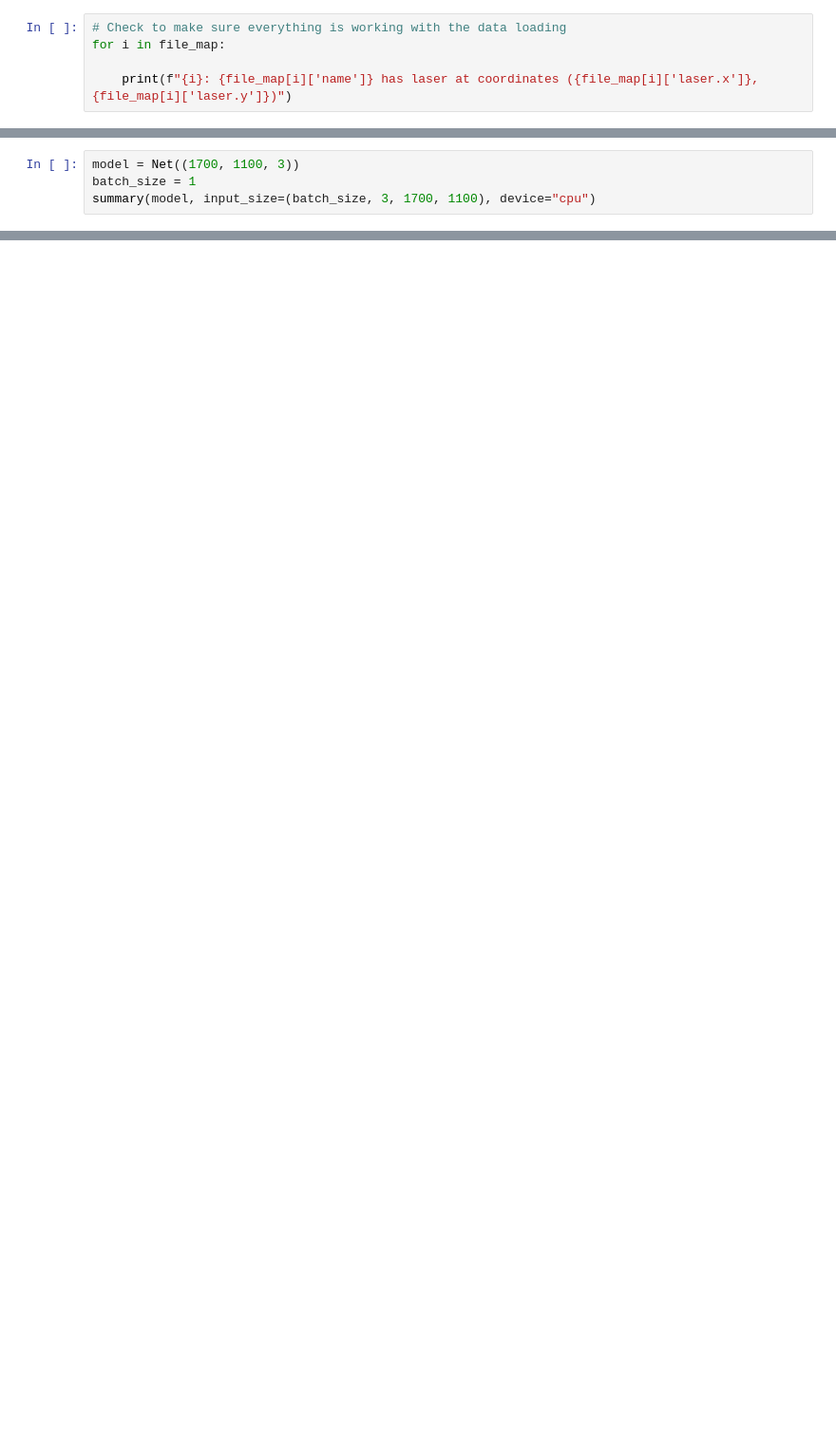
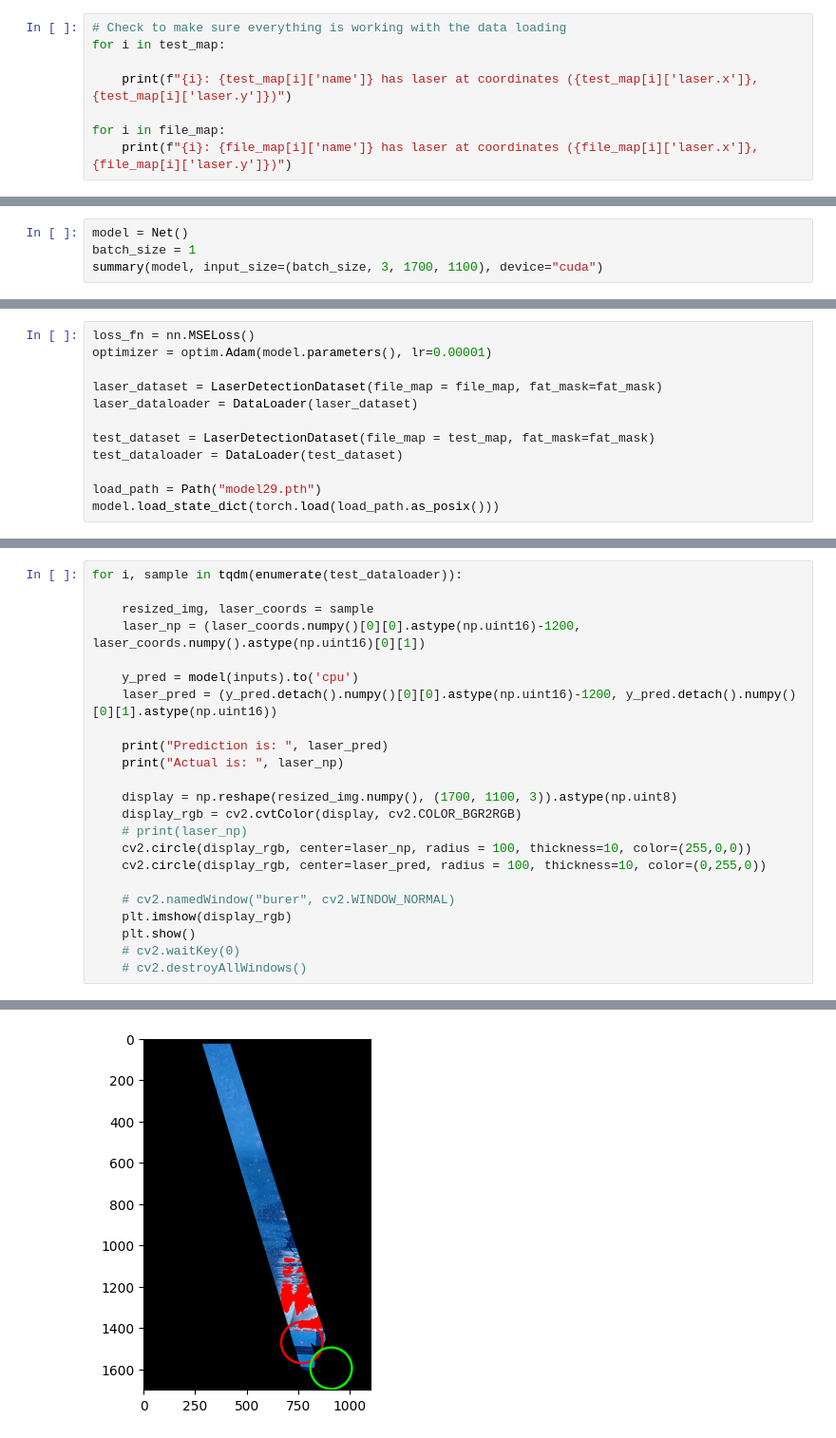
Before and after one commit to UCSD-E4E/pyFishSenseDev_bak, a Jupyter notebook: laser_detection.ipynb, the cells around one changed output, grey strips where cells are left out. Shown at 95% size. Cells and saved outputs as stored; diff of their text form; blank space fills up the shorter version.

Commit message:
Pushing failed neural network laser detection with regression

```diff
--- a/laser_detection.ipynb
+++ b/laser_detection.ipynb
@@ -108,6 +119,9 @@ for i in range(350):
 # %%
 # Check to make sure everything is working with the data loading
+for i in test_map:
+
+    print(f"{i}: {test_map[i]['name']} has laser at coordinates ({test_map[i]['laser.x']}, {test_map[i]['laser.y']})")
+
 for i in file_map:
-
     print(f"{i}: {file_map[i]['name']} has laser at coordinates ({file_map[i]['laser.x']}, {file_map[i]['laser.y']})")
 # %% [output]
@@ -218,4 +251,4 @@ NameError: name 'nn' is not defined
 # %%
-model = Net((1700, 1100, 3))
+model = Net()
 batch_size = 1
-summary(model, input_size=(batch_size, 3, 1700, 1100), device="cpu")
+summary(model, input_size=(batch_size, 3, 1700, 1100), device="cuda")
@@ -221,0 +273,12 @@ summary(model, input_size=(batch_size, 3, 1700, 1100), device="cpu")
+# %%
+loss_fn = nn.MSELoss()
+optimizer = optim.Adam(model.parameters(), lr=0.00001)
+
+laser_dataset = LaserDetectionDataset(file_map = file_map, fat_mask=fat_mask)
+laser_dataloader = DataLoader(laser_dataset)
+
+test_dataset = LaserDetectionDataset(file_map = test_map, fat_mask=fat_mask)
+test_dataloader = DataLoader(test_dataset)
+
+load_path = Path("model29.pth")
+model.load_state_dict(torch.load(load_path.as_posix()))
@@ -221,0 +355,24 @@ summary(model, input_size=(batch_size, 3, 1700, 1100), device="cpu")
+# %%
+for i, sample in tqdm(enumerate(test_dataloader)):
+
+    resized_img, laser_coords = sample
+    laser_np = (laser_coords.numpy()[0][0].astype(np.uint16)-1200, laser_coords.numpy().astype(np.uint16)[0][1])
+
+    y_pred = model(inputs).to('cpu')
+    laser_pred = (y_pred.detach().numpy()[0][0].astype(np.uint16)-1200, y_pred.detach().numpy()[0][1].astype(np.uint16))
+
+    print("Prediction is: ", laser_pred)
+    print("Actual is: ", laser_np)
+
+    display = np.reshape(resized_img.numpy(), (1700, 1100, 3)).astype(np.uint8)
+    display_rgb = cv2.cvtColor(display, cv2.COLOR_BGR2RGB)
+    # print(laser_np)
+    cv2.circle(display_rgb, center=laser_np, radius = 100, thickness=10, color=(255,0,0))
+    cv2.circle(display_rgb, center=laser_pred, radius = 100, thickness=10, color=(0,255,0))
+
+    # cv2.namedWindow("burer", cv2.WINDOW_NORMAL)
+    plt.imshow(display_rgb)
+    plt.show()
+    # cv2.waitKey(0)
+    # cv2.destroyAllWindows()
+# %% [output]
@@ -221,0 +381 @@ summary(model, input_size=(batch_size, 3, 1700, 1100), device="cpu")
+[figure, added]
```
Also changed, not shown: parts of 13 cells of this notebook, 2 other files.
